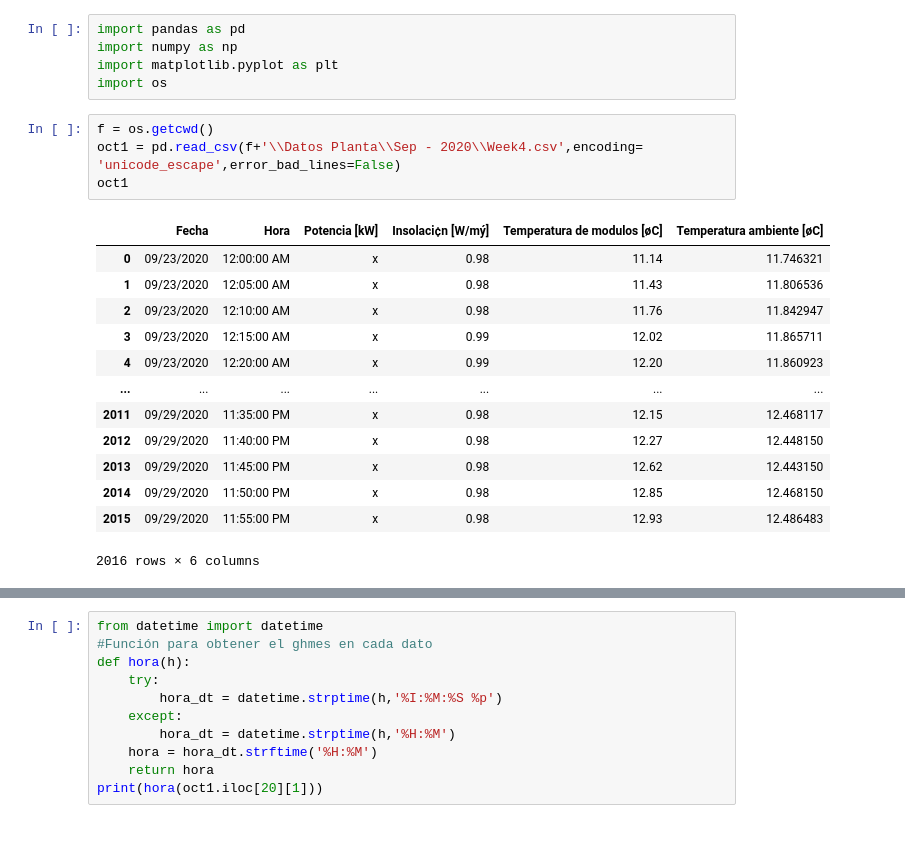
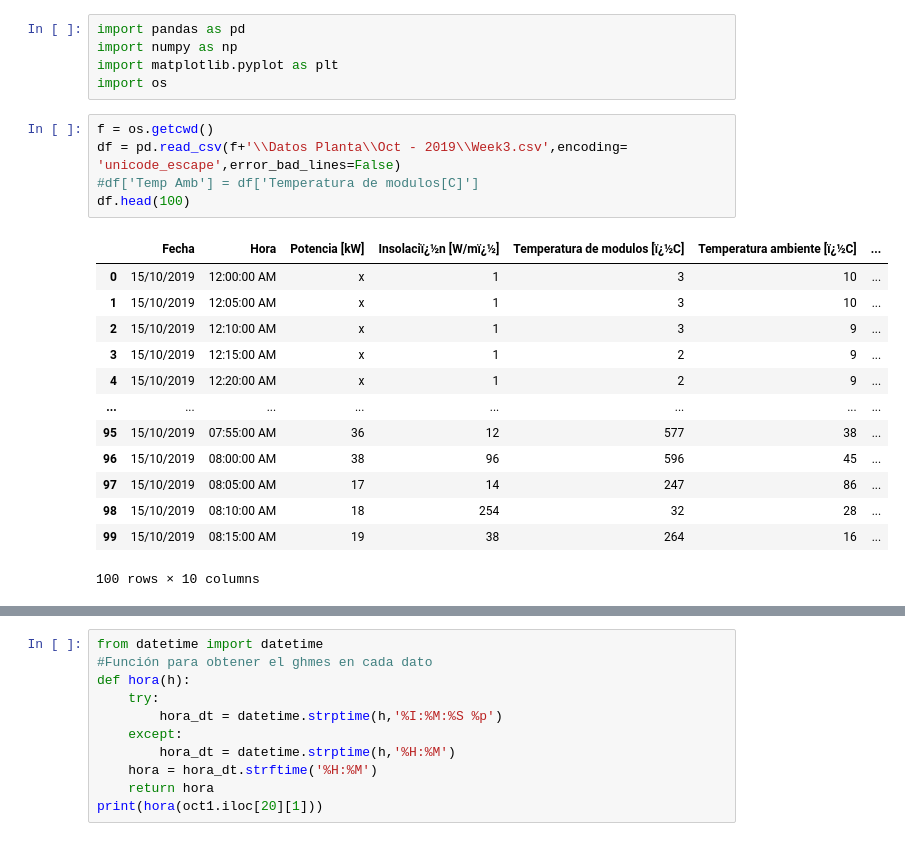
Before and after one commit to only-Robin/Proyecto-Electronica, a Jupyter notebook: Manejo datos planta.ipynb, the cells around one changed output, grey strips where cells are left out. Saved outputs shown, nothing was run; the diff lists cells and outputs as text.

```diff
--- a/Manejo datos planta.ipynb
+++ b/Manejo datos planta.ipynb
@@ -5,19 +5,20 @@ import matplotlib.pyplot as plt
 import os
 # %%
 f = os.getcwd()
-oct1 = pd.read_csv(f+'\\Datos Planta\\Sep - 2020\\Week4.csv',encoding= 'unicode_escape',error_bad_lines=False)
-oct1
+df = pd.read_csv(f+'\\Datos Planta\\Oct - 2019\\Week3.csv',encoding= 'unicode_escape',error_bad_lines=False)
+#df['Temp Amb'] = df['Temperatura de modulos[C]']
+df.head(100)
 # %% [output]
-|  | Fecha | Hora | Potencia [kW] | Insolaci¢n [W/mý] | Temperatura de modulos [øC] | Temperatura ambiente [øC] |
-| 0 | 09/23/2020 | 12:00:00 AM | x | 0.98 | 11.14 | 11.746321 |
-| 1 | 09/23/2020 | 12:05:00 AM | x | 0.98 | 11.43 | 11.806536 |
-| 2 | 09/23/2020 | 12:10:00 AM | x | 0.98 | 11.76 | 11.842947 |
-| 3 | 09/23/2020 | 12:15:00 AM | x | 0.99 | 12.02 | 11.865711 |
-| 4 | 09/23/2020 | 12:20:00 AM | x | 0.99 | 12.20 | 11.860923 |
-| ... | ... | ... | ... | ... | ... | ... |
-| 2011 | 09/29/2020 | 11:35:00 PM | x | 0.98 | 12.15 | 12.468117 |
-| 2012 | 09/29/2020 | 11:40:00 PM | x | 0.98 | 12.27 | 12.448150 |
-| 2013 | 09/29/2020 | 11:45:00 PM | x | 0.98 | 12.62 | 12.443150 |
-| 2014 | 09/29/2020 | 11:50:00 PM | x | 0.98 | 12.85 | 12.468150 |
-| 2015 | 09/29/2020 | 11:55:00 PM | x | 0.98 | 12.93 | 12.486483 |
+|  | Fecha | Hora | Potencia [kW] | Insolaciï¿½n [W/mï¿½] | Temperatura de modulos [ï¿½C] | Temperatura ambiente [ï¿½C] | ... |
+| 0 | 15/10/2019 | 12:00:00 AM | x | 1 | 3 | 10 | ... |
+| 1 | 15/10/2019 | 12:05:00 AM | x | 1 | 3 | 10 | ... |
+| 2 | 15/10/2019 | 12:10:00 AM | x | 1 | 3 | 9 | ... |
+| 3 | 15/10/2019 | 12:15:00 AM | x | 1 | 2 | 9 | ... |
+| 4 | 15/10/2019 | 12:20:00 AM | x | 1 | 2 | 9 | ... |
+| ... | ... | ... | ... | ... | ... | ... | ... |
+| 95 | 15/10/2019 | 07:55:00 AM | 36 | 12 | 577 | 38 | ... |
+| 96 | 15/10/2019 | 08:00:00 AM | 38 | 96 | 596 | 45 | ... |
+| 97 | 15/10/2019 | 08:05:00 AM | 17 | 14 | 247 | 86 | ... |
+| 98 | 15/10/2019 | 08:10:00 AM | 18 | 254 | 32 | 28 | ... |
+| 99 | 15/10/2019 | 08:15:00 AM | 19 | 38 | 264 | 16 | ... |
-2016 rows × 6 columns
+100 rows × 10 columns
```
Also changed, not shown: parts of 9 cells of this notebook, 4 other files.
